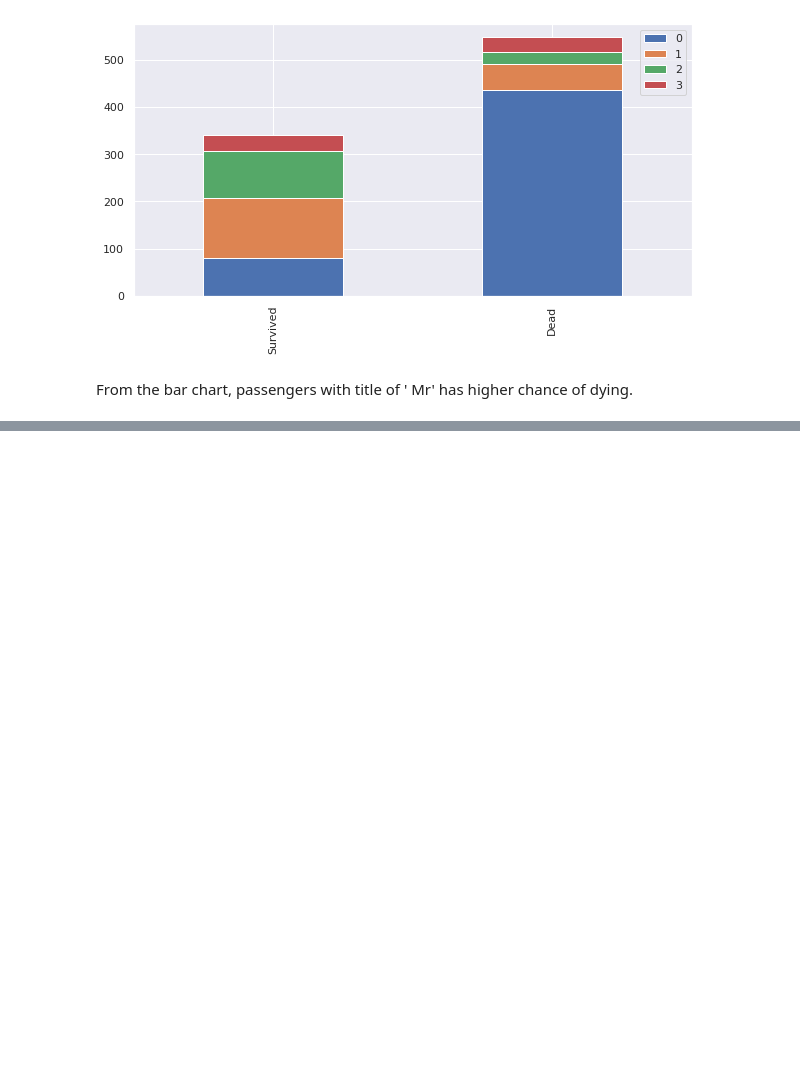
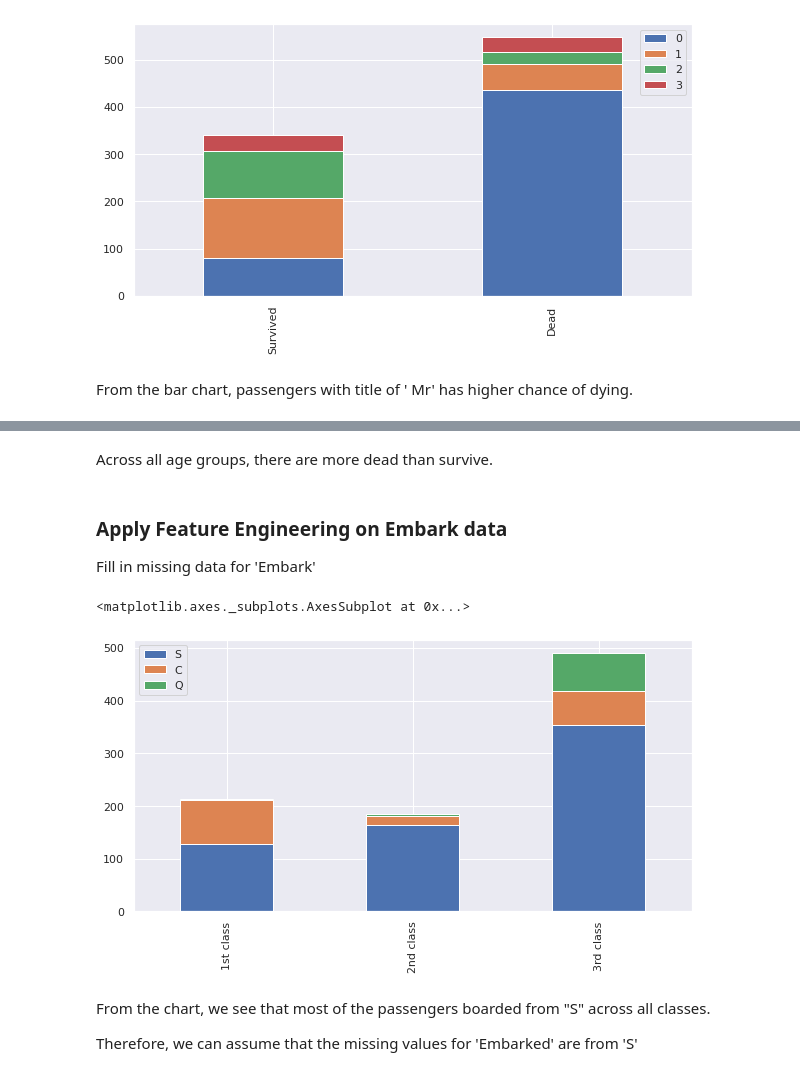
Before and after one commit to ikikika/data_science, a Jupyter notebook: titanic-kaggle/titanic_kaggle.ipynb, the cells around one changed output, grey strips where cells are left out. Cells and saved outputs as stored; diff of their text form; code cells hidden in the pictures; blank space fills up the shorter version.

```diff
--- a/titanic-kaggle/titanic_kaggle.ipynb
+++ b/titanic-kaggle/titanic_kaggle.ipynb
@@ -217,0 +308,20 @@ From the bar chart, passengers with title of ' Mr' has higher chance of dying.
+# %% [markdown]
+Across all age groups, there are more dead than survive.
+# %% [markdown]
+### Apply Feature Engineering on Embark data
+Fill in missing data for 'Embark'
+# %%
+Pclass1 = train[ train['Pclass']==1 ]['Embarked'].value_counts()
+Pclass2 = train[ train['Pclass']==2 ]['Embarked'].value_counts()
+Pclass3 = train[ train['Pclass']==3 ]['Embarked'].value_counts()
+
+df = pd.DataFrame( [Pclass1, Pclass2, Pclass3] )
+df.index = [ '1st class', '2nd class', '3rd class',]
+df.plot( kind='bar', stacked=True, figsize=(10,5) )
+# %% [output]
+<matplotlib.axes._subplots.AxesSubplot at 0x...>
+[figure, added]
+# %% [markdown]
+From the chart, we see that most of the passengers boarded from "S" across all classes.
+
+Therefore, we can assume that the missing values for 'Embarked' are from 'S'
```
Also changed, not shown: parts of 30 cells of this notebook.
